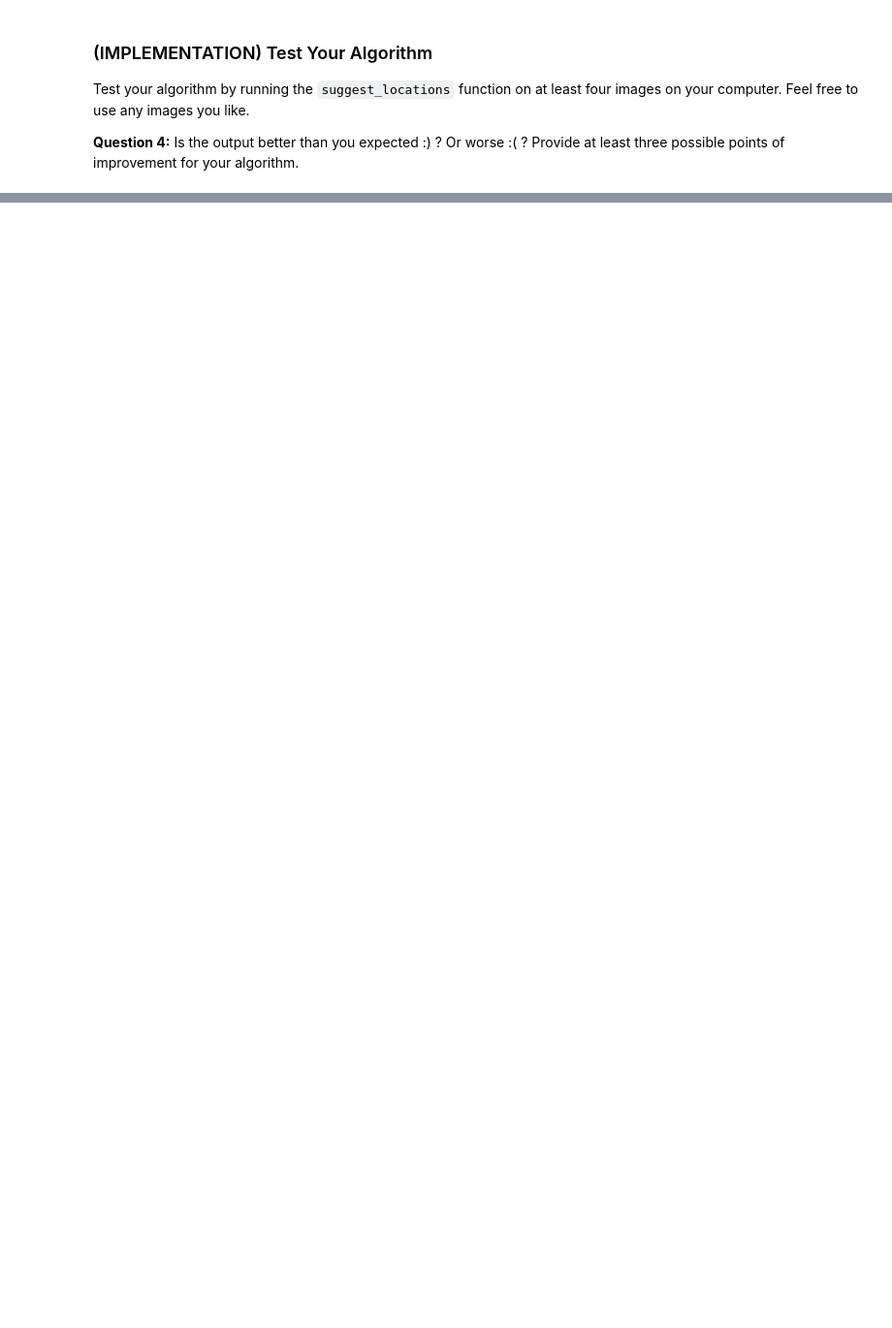
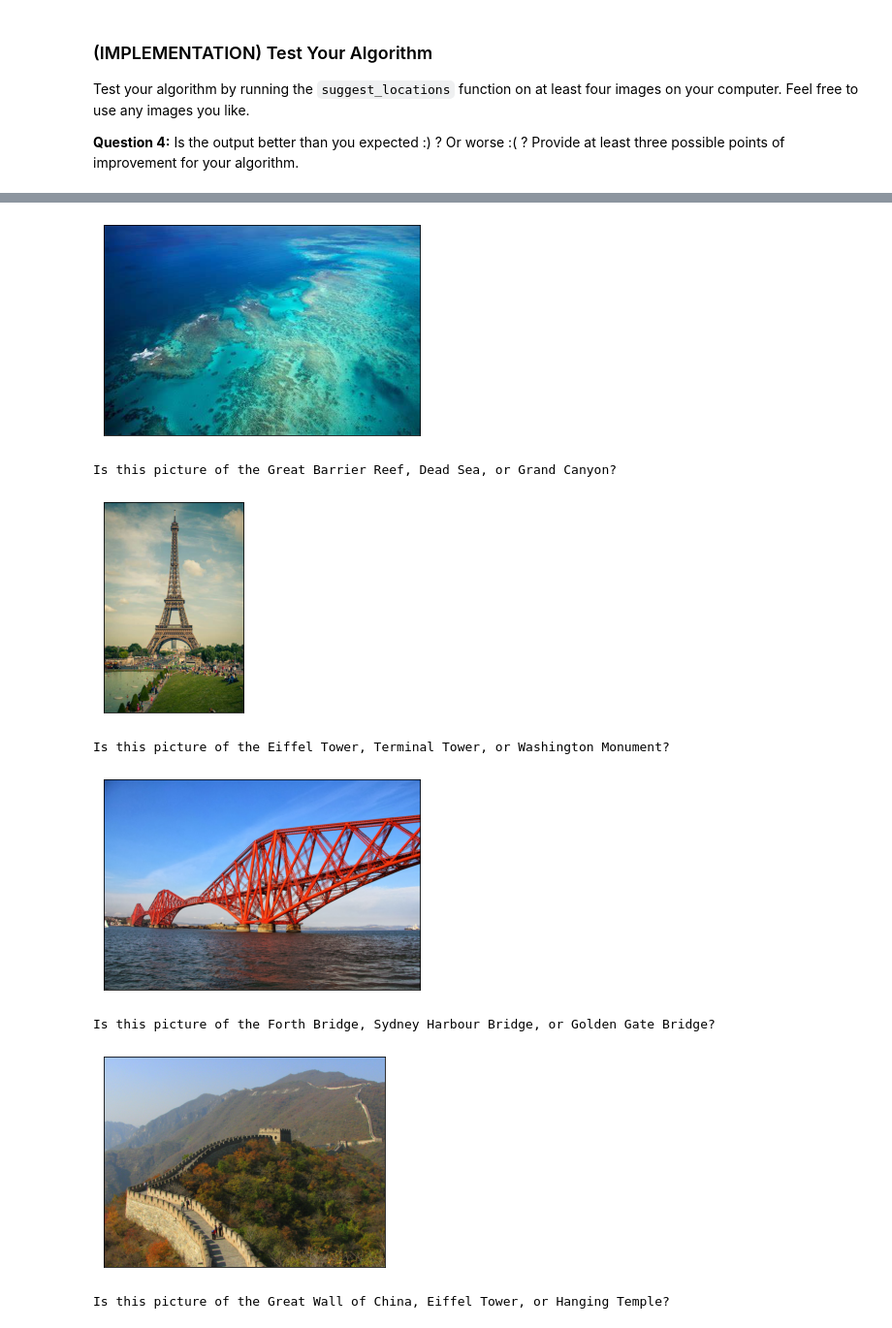
Before and after one commit to rcepedaraza/nd101-c2-landmarks-starter, a Jupyter notebook: landmark_project/landmark.ipynb, the cells around one changed output, grey strips where cells are left out. Shown at 97% size. Cells and saved outputs as stored; diff of their text form; code cells hidden in the pictures; blank space fills up the shorter version.

```diff
--- a/landmark_project/landmark.ipynb
+++ b/landmark_project/landmark.ipynb
@@ -702,4 +745,23 @@ __Answer:__ (Three possible points for improvement)
 # %%
 ## TODO: Execute the `suggest_locations` function on
 ## at least 4 images on your computer.
 ## Feel free to use as many code cells as needed.
+
+import os
+
+test_dir = os.listdir('./test_images/')
+# print(dir)
+for img_path in test_dir:
+    img_path = os.path.join('./test_images', img_path)
+    # print(img_path)
+    suggest_locations(img_path)
+    print('\n')
+# %% [output]
+[figure, added]
+Is this picture of the Great Barrier Reef, Dead Sea, or Grand Canyon?
+[figure, added]
+Is this picture of the Eiffel Tower, Terminal Tower, or Washington Monument?
+[figure, added]
+Is this picture of the Forth Bridge, Sydney Harbour Bridge, or Golden Gate Bridge?
+[figure, added]
+Is this picture of the Great Wall of China, Eiffel Tower, or Hanging Temple?
```
Also changed, not shown: parts of 6 cells of this notebook.
